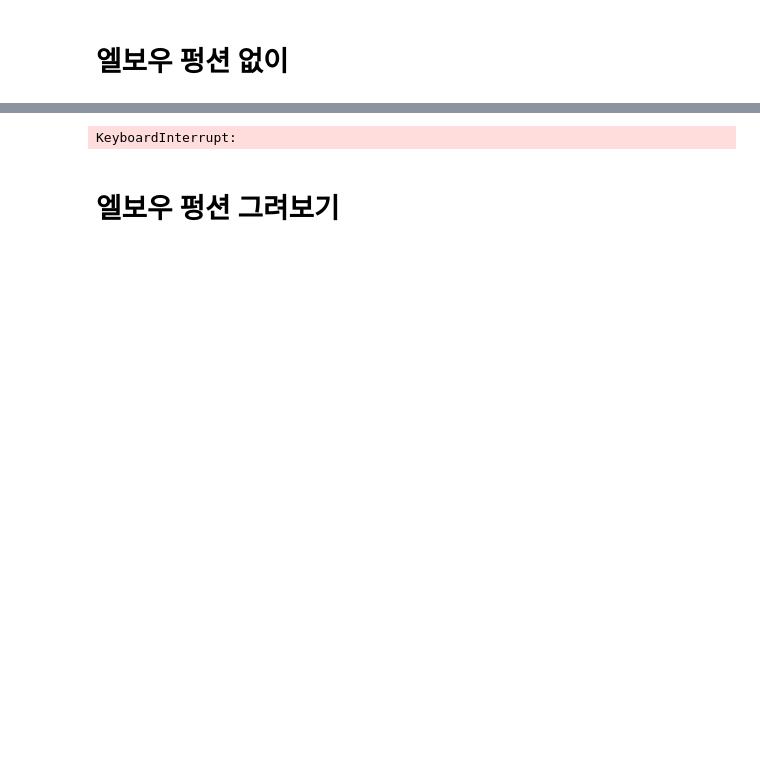
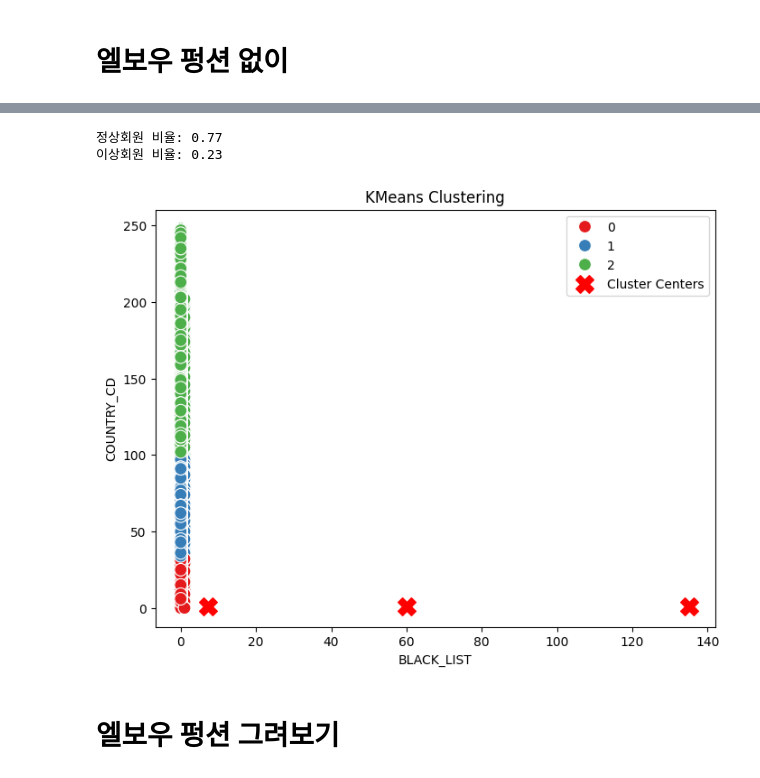
Before and after one commit to JINWOO8888/REALFIANL, a Jupyter notebook: kmeans 구분.ipynb, the cells around one changed output, grey strips where cells are left out. Drawn from its saved outputs; the diff is of its cells as text; code cells hidden in the pictures; blank space fills up the shorter version.

```diff
--- a/kmeans 구분.ipynb
+++ b/kmeans 구분.ipynb
@@ -60,0 +126,27 @@ Name: count, dtype: int64
+# %%
+# 새로운 열 'COUNTRY_CD'가 NaN인 행을 찾기
+missing_country_rows = members[members['COUNTRY_CD'].isna()]
+
+def get_country_code(ip):
+    try:
+        obj = IPWhois(ip)
+        results = obj.lookup_rdap()
+        country_code = results['asn_country_code']
+
+        # 국가 코드가 0인 경우 대체 값으로 변경
+        if country_code == '0':
+            return 'etc'  # 여기에 원하는 대체 값 지정
+        else:
+            return country_code
+    except Exception as e:
+        print(f"Error for IP {ip}: {e}")
+        return None
+
+# 'COUNTRY_CD'가 NaN이거나 0인 행에 대해 함수를 적용하여 국가 코드 얻기
+missing_country_rows['COUNTRY_CD'] = missing_country_rows['REMOTEIP'].apply(get_country_code)
+
+# 기존 데이터프레임에 업데이트
+members.update(missing_country_rows)
+
+# 업데이트된 데이터프레임 출력
+print(members)
@@ -120,15 +289,21 @@ print(cluster_centers)
+# %%
+print('정상회원 비율:', round(305546 / (305546 +91199),2))
+print('이상회원 비율:', round(91199 / (305546 +91199),2))
+# %% [output]
+정상회원 비율: 0.77
+이상회원 비율: 0.23
 # %%
 import matplotlib.pyplot as plt
 import seaborn as sns
 
 # 산점도 그리기
 plt.figure(figsize=(8, 6))
-sns.scatterplot(x='MEMBER_ID', y= 'COUNTRY_CD', hue='cluster_label', data=members, palette='Set1', s=100)
+sns.scatterplot(x='BLACK_LIST', y= 'COUNTRY_CD', hue='cluster_label', data=members, palette='Set1', s=100)
 plt.scatter(cluster_centers[:, 0], cluster_centers[:, 1], c='red', marker='X', s=200, label='Cluster Centers')
 plt.title('KMeans Clustering')
 plt.legend()
 plt.show()
 # %% [output]
-KeyboardInterrupt:
+[figure, added]
 # %% [markdown]
 # 엘보우 펑션 그려보기
```
Also changed, not shown: parts of 45 cells of this notebook, 4 other files.
